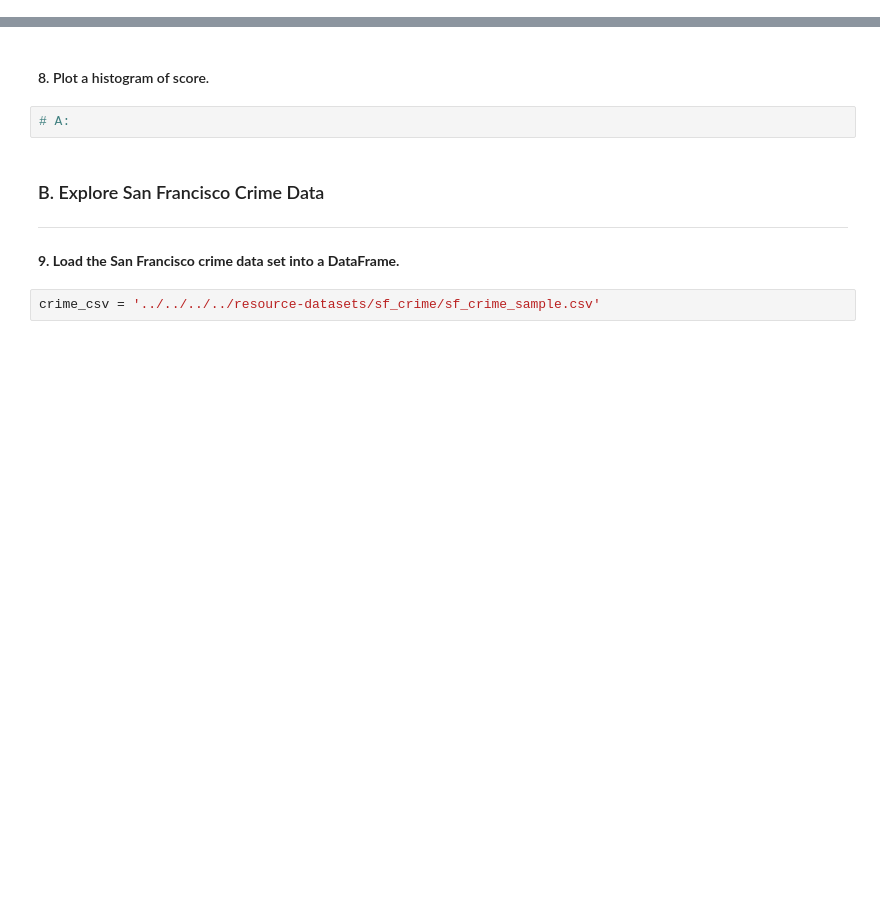
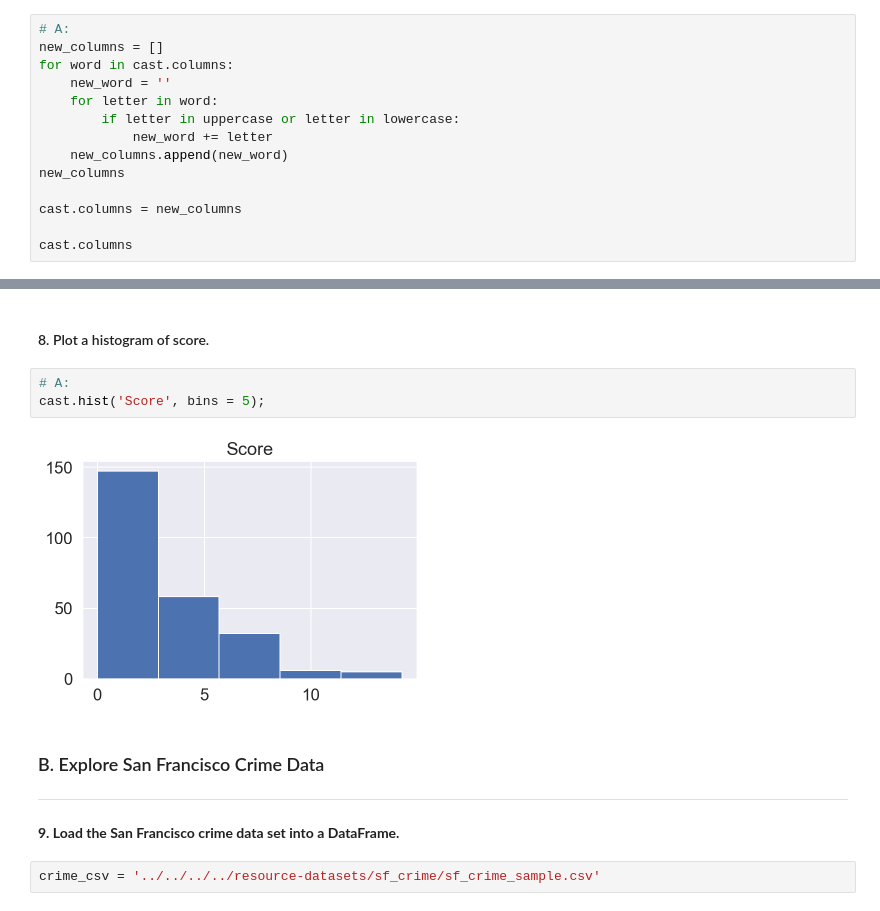
Before and after one commit to a3o1m2/DSI11-lessons, a Jupyter notebook: week02/day1_intro_to_pandas/pandas-intro-lab/intro-to-pandas-lab-starter_code.ipynb, the cells around one changed output, grey strips where cells are left out. Saved outputs shown, nothing was run; the diff lists cells and outputs as text; blank space fills up the shorter version.

```diff
--- a/week02/day1_intro_to_pandas/pandas-intro-lab/intro-to-pandas-lab-starter_code.ipynb
+++ b/week02/day1_intro_to_pandas/pandas-intro-lab/intro-to-pandas-lab-starter_code.ipynb
@@ -45,0 +66,14 @@ lowercase = string.ascii_lowercase
+# %%
+# A:
+new_columns = []
+for word in cast.columns:
+    new_word = ''
+    for letter in word:
+        if letter in uppercase or letter in lowercase:
+            new_word += letter
+    new_columns.append(new_word)
+new_columns
+
+cast.columns = new_columns
+
+cast.columns
@@ -58,7 +154,10 @@ lowercase = string.ascii_lowercase
 # %% [markdown]
 #### 8. Plot a histogram of score.
-# %%
-# A:
+# %%
+# A:
+cast.hist('Score', bins = 5);
+# %% [output]
+[figure, added]
 # %% [markdown]
 ### B. Explore San Francisco Crime Data
 
```
Also changed, not shown: parts of 27 cells of this notebook, 4 other files.
